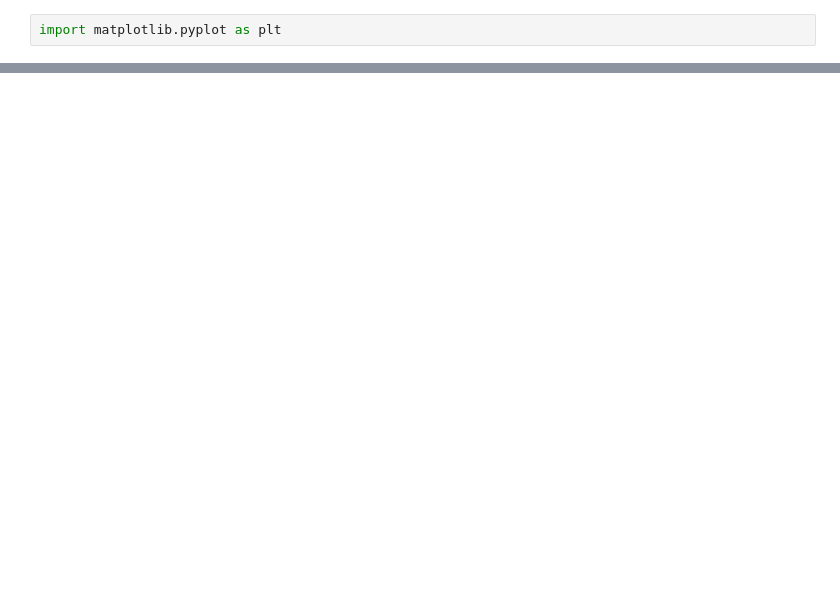
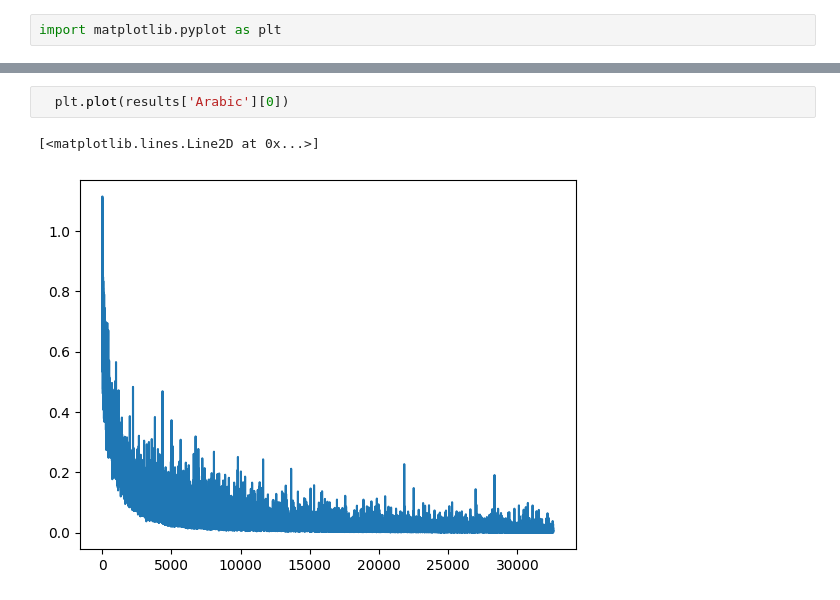
Before and after one commit to Axel0087/NLP2023, a Jupyter notebook: week39 lstm.ipynb, the cells around one changed output, grey strips where cells are left out. Drawn from its saved outputs; the diff is of its cells as text; blank space fills up the shorter version.

```diff
--- a/week39 lstm.ipynb
+++ b/week39 lstm.ipynb
@@ -824,0 +992,5 @@ tokenizer(train_english[1]['question_text'])
+# %%
+  plt.plot(results['Arabic'][0])
+# %% [output]
+[<matplotlib.lines.Line2D at 0x...>]
+[figure, added]
```
Also changed, not shown: parts of 62 cells of this notebook.
